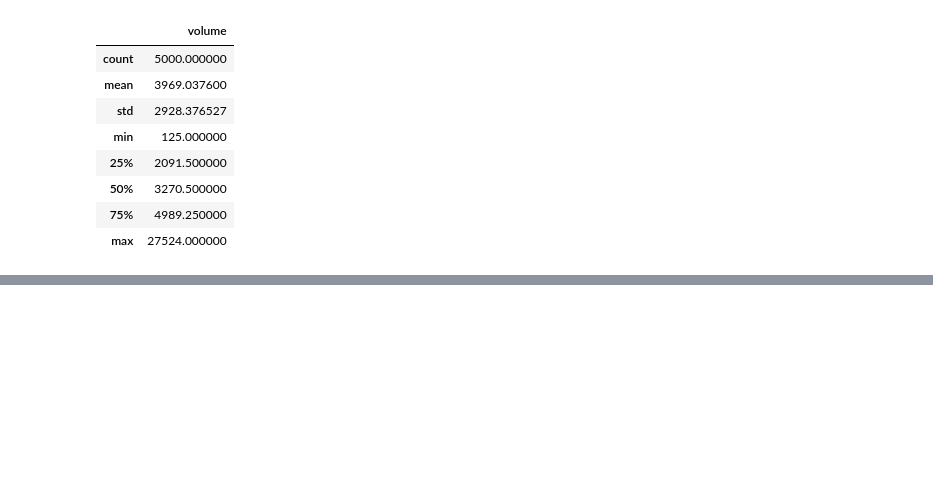
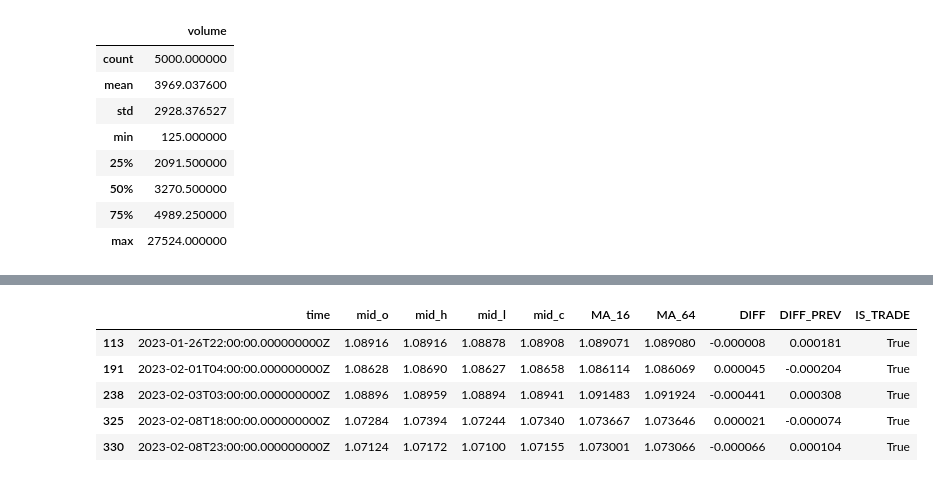
Before and after one commit to jiajie0225/ForexBot, a Jupyter notebook: candle_plot.ipynb, the cells around one changed output, grey strips where cells are left out. Saved outputs shown, nothing was run; the diff lists cells and outputs as text; code cells hidden in the pictures; blank space fills up the shorter version.

```diff
--- a/candle_plot.ipynb
+++ b/candle_plot.ipynb
@@ -46,0 +61,11 @@ df_ma.head(9)
+# %%
+df_trades = df_ma[df_ma.IS_TRADE==True].copy()
+# %%
+df_trades.head()
+# %% [output]
+|  | time | mid_o | mid_h | mid_l | mid_c | MA_16 | MA_64 | DIFF | DIFF_PREV | IS_TRADE |
+| 113 | 2023-01-26T22:00:00.000000000Z | 1.08916 | 1.08916 | 1.08878 | 1.08908 | 1.089071 | 1.089080 | -0.000008 | 0.000181 | True |
+| 191 | 2023-02-01T04:00:00.000000000Z | 1.08628 | 1.08690 | 1.08627 | 1.08658 | 1.086114 | 1.086069 | 0.000045 | -0.000204 | True |
+| 238 | 2023-02-03T03:00:00.000000000Z | 1.08896 | 1.08959 | 1.08894 | 1.08941 | 1.091483 | 1.091924 | -0.000441 | 0.000308 | True |
+| 325 | 2023-02-08T18:00:00.000000000Z | 1.07284 | 1.07394 | 1.07244 | 1.07340 | 1.073667 | 1.073646 | 0.000021 | -0.000074 | True |
+| 330 | 2023-02-08T23:00:00.000000000Z | 1.07124 | 1.07172 | 1.07100 | 1.07155 | 1.073001 | 1.073066 | -0.000066 | 0.000104 | True |
```
Also changed, not shown: parts of 8 cells of this notebook.
